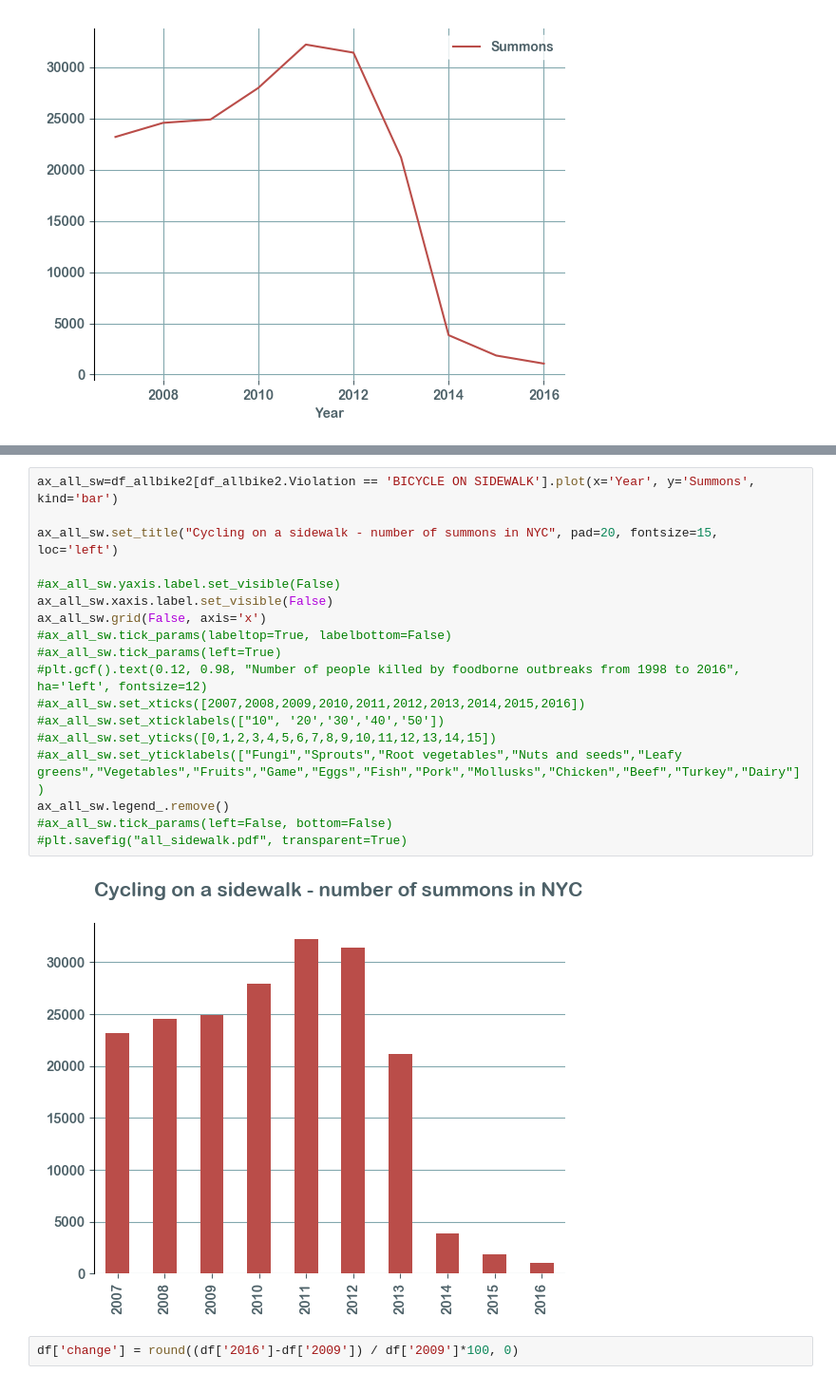
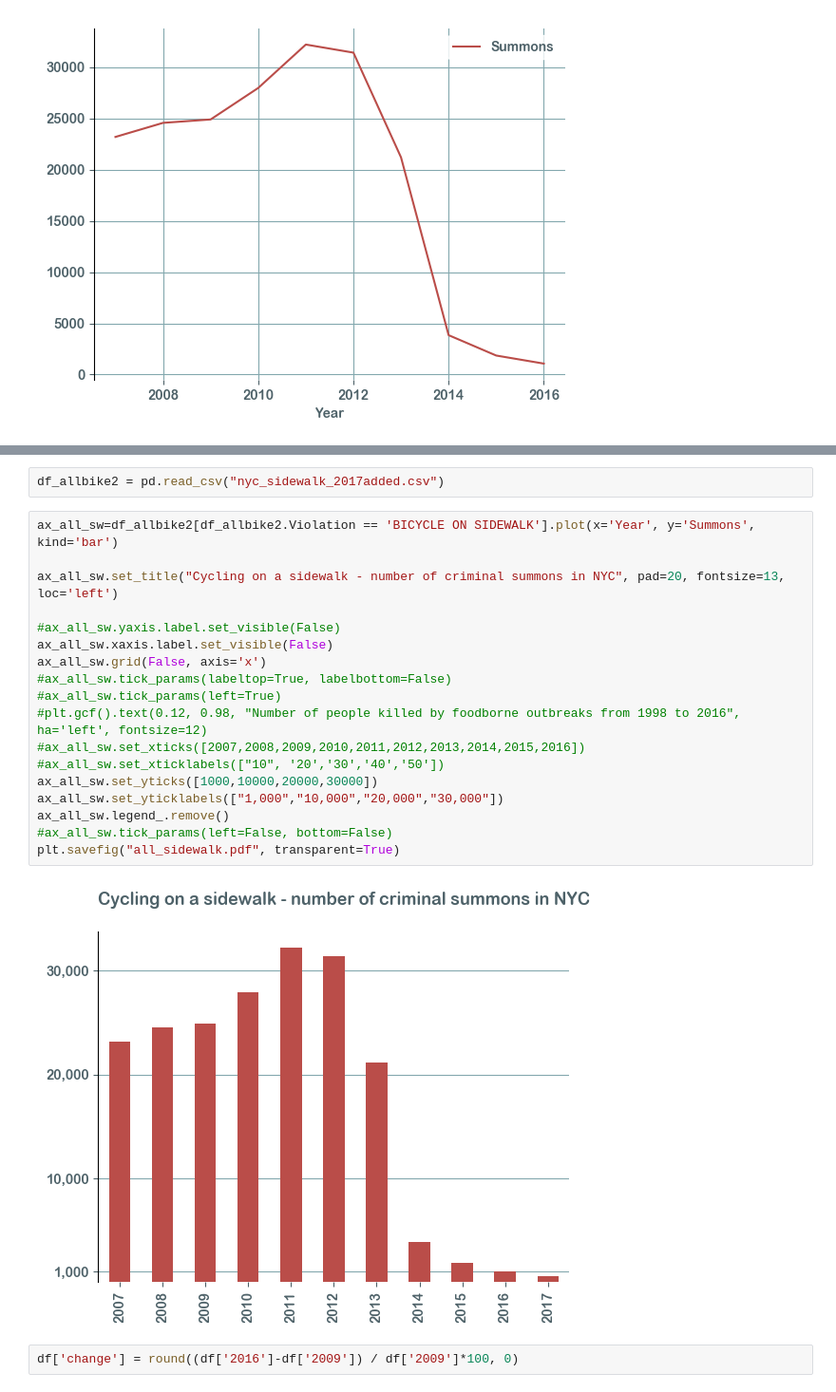
Before and after one commit to Palarisk/data-studio, a Jupyter notebook: code/04-summons/summons.ipynb, the cells around one changed output, grey strips where cells are left out. Shown at 95% size. Cells and saved outputs as stored; diff of their text form.

```diff
--- a/code/04-summons/summons.ipynb
+++ b/code/04-summons/summons.ipynb
@@ -143,23 +159,25 @@ df_allbike2[df_allbike2.Violation == 'BICYCLE ON SIDEWALK'].plot(x='Year', y='Su
+# %%
+df_allbike2 = pd.read_csv("nyc_sidewalk_2017added.csv")
 # %%
 ax_all_sw=df_allbike2[df_allbike2.Violation == 'BICYCLE ON SIDEWALK'].plot(x='Year', y='Summons', kind='bar')
 
-ax_all_sw.set_title("Cycling on a sidewalk - number of summons in NYC", pad=20, fontsize=15, loc='left')
+ax_all_sw.set_title("Cycling on a sidewalk - number of criminal summons in NYC", pad=20, fontsize=13, loc='left')
 
 #ax_all_sw.yaxis.label.set_visible(False)
 ax_all_sw.xaxis.label.set_visible(False)
 ax_all_sw.grid(False, axis='x')
 #ax_all_sw.tick_params(labeltop=True, labelbottom=False)
 #ax_all_sw.tick_params(left=True)
 #plt.gcf().text(0.12, 0.98, "Number of people killed by foodborne outbreaks from 1998 to 2016", ha='left', fontsize=12)
 #ax_all_sw.set_xticks([2007,2008,2009,2010,2011,2012,2013,2014,2015,2016])
 #ax_all_sw.set_xticklabels(["10", '20','30','40','50'])
-#ax_all_sw.set_yticks([0,1,2,3,4,5,6,7,8,9,10,11,12,13,14,15])
-#ax_all_sw.set_yticklabels(["Fungi","Sprouts","Root vegetables","Nuts and seeds","Leafy greens","Vegetables","Fruits","Game","Eggs","Fish","Pork","Mollusks","Chicken","Beef","Turkey","Dairy"])
+ax_all_sw.set_yticks([1000,10000,20000,30000])
+ax_all_sw.set_yticklabels(["1,000","10,000","20,000","30,000"])
 ax_all_sw.legend_.remove()
 #ax_all_sw.tick_params(left=False, bottom=False)
-#plt.savefig("all_sidewalk.pdf", transparent=True)
+plt.savefig("all_sidewalk.pdf", transparent=True)
 # %% [output]
-[figure, old version]
+[figure, new version]
 # %%
 df['change'] = round((df['2016']-df['2009']) / df['2009']*100, 0)
 # %%
```
Also changed, not shown: parts of 3 cells of this notebook, 4 other files.
